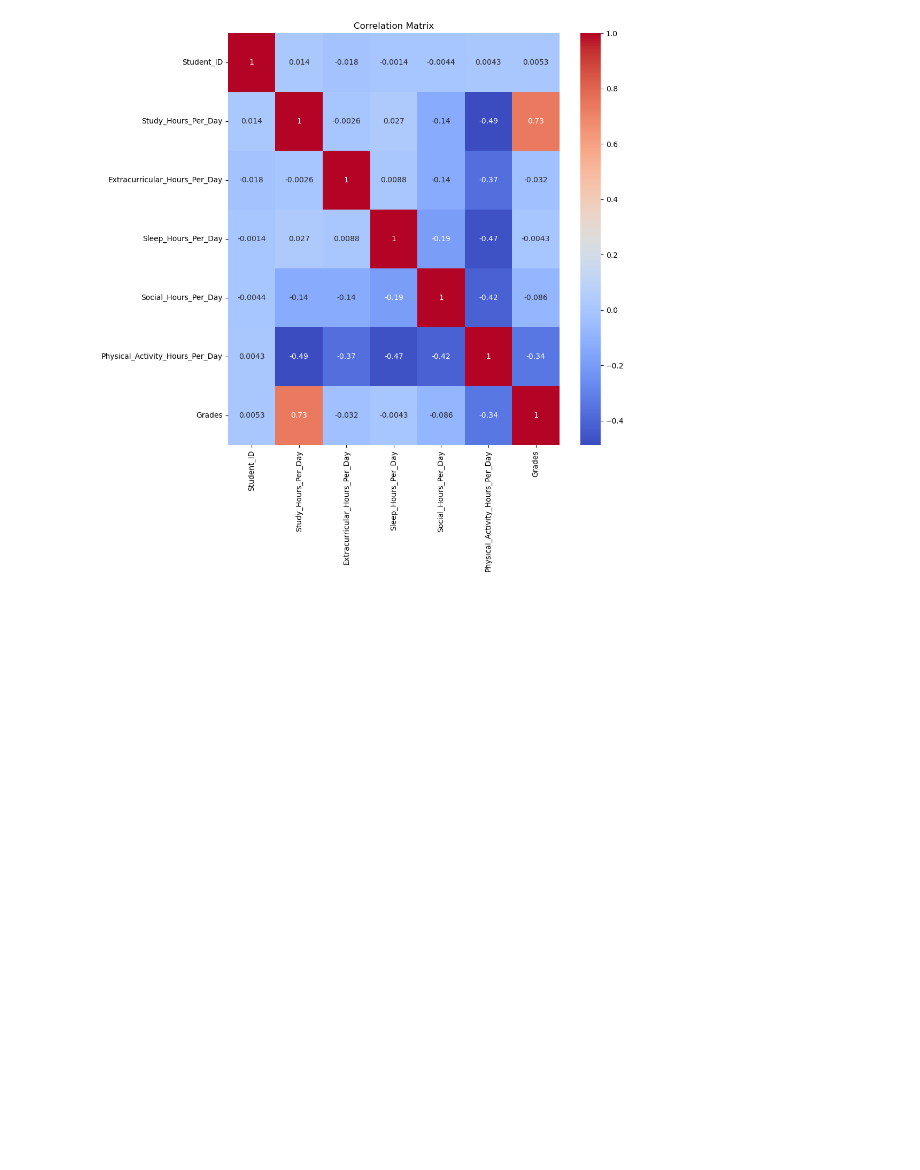
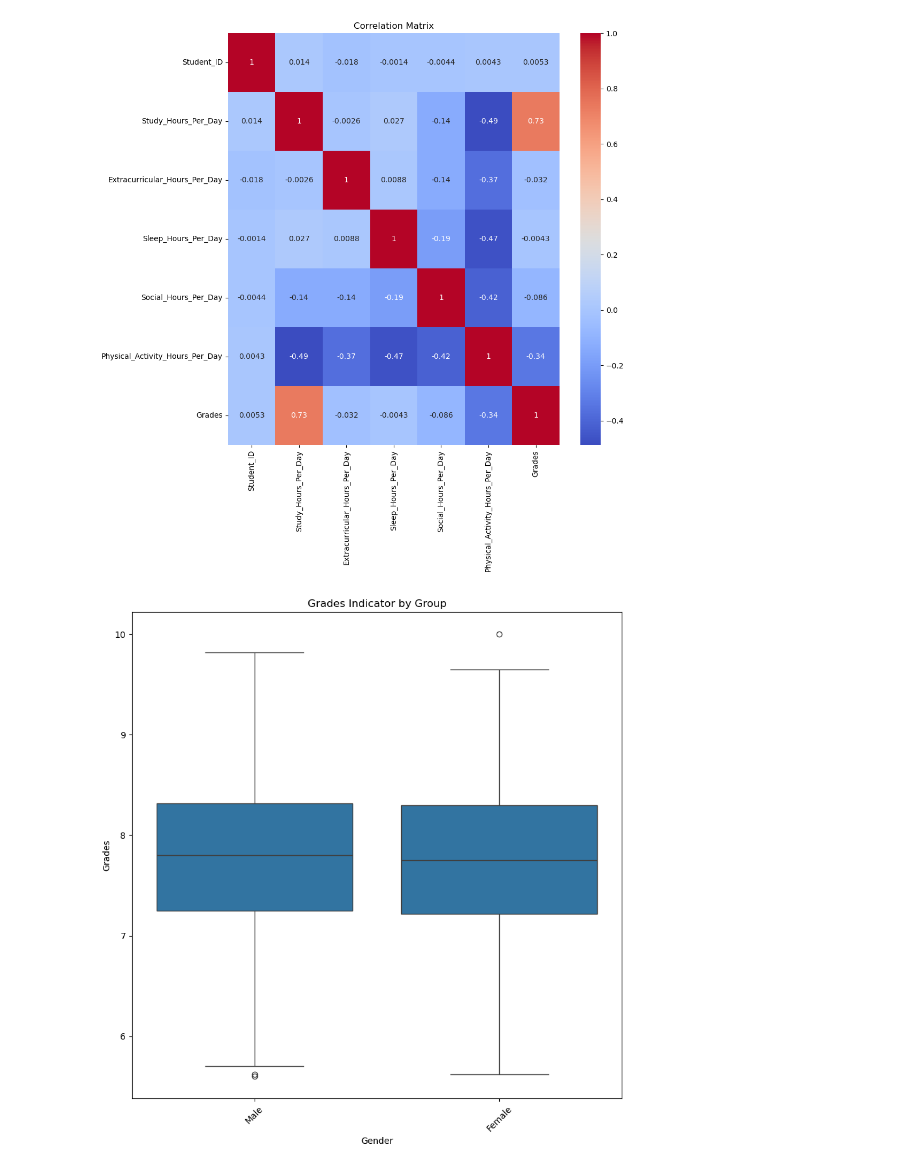
Before and after one commit to kxrrym03/Students-Lifestyle-Analysis, a Jupyter notebook: Students Lifestyle.ipynb, the cells around one changed output. Drawn from its saved outputs; the diff is of its cells as text; code cells hidden in the pictures; blank space fills up the shorter version.

```diff
--- a/Students Lifestyle.ipynb
+++ b/Students Lifestyle.ipynb
@@ -100,3 +100,11 @@ plt.title('Correlation Matrix')
 plt.show()
 # %% [output]
 [figure]
+# %%
+plt.figure(figsize=(10,10))
+sns.boxplot(data=data, x='Gender', y='Grades')
+plt.title('Grades Indicator by Group')
+plt.xticks(rotation=45)
+plt.show()
+# %% [output]
+[figure, added]
```
